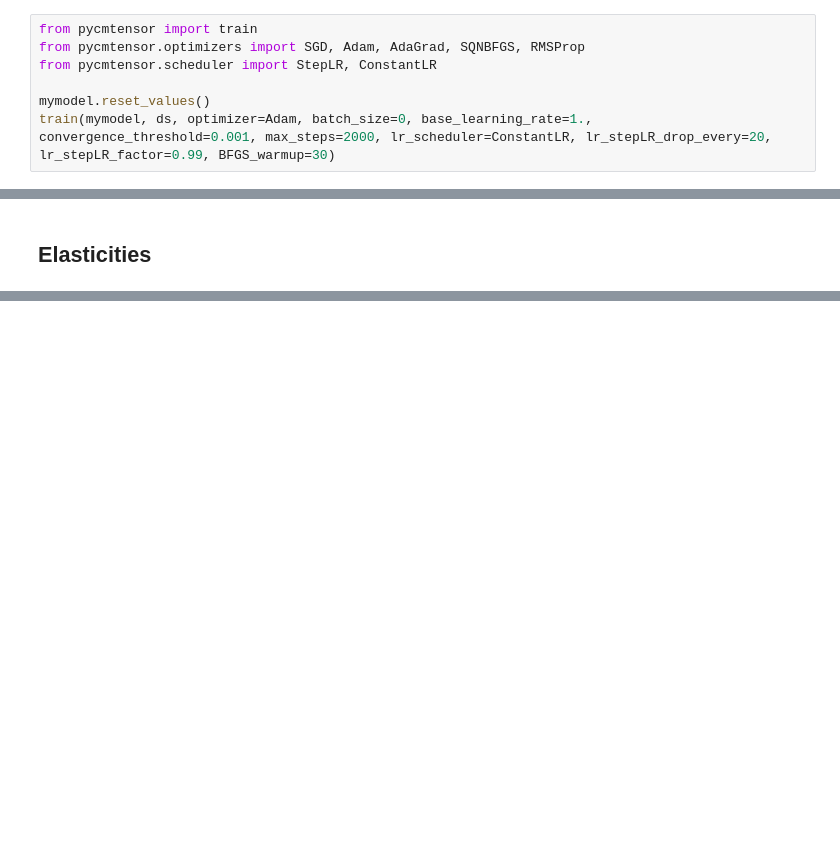
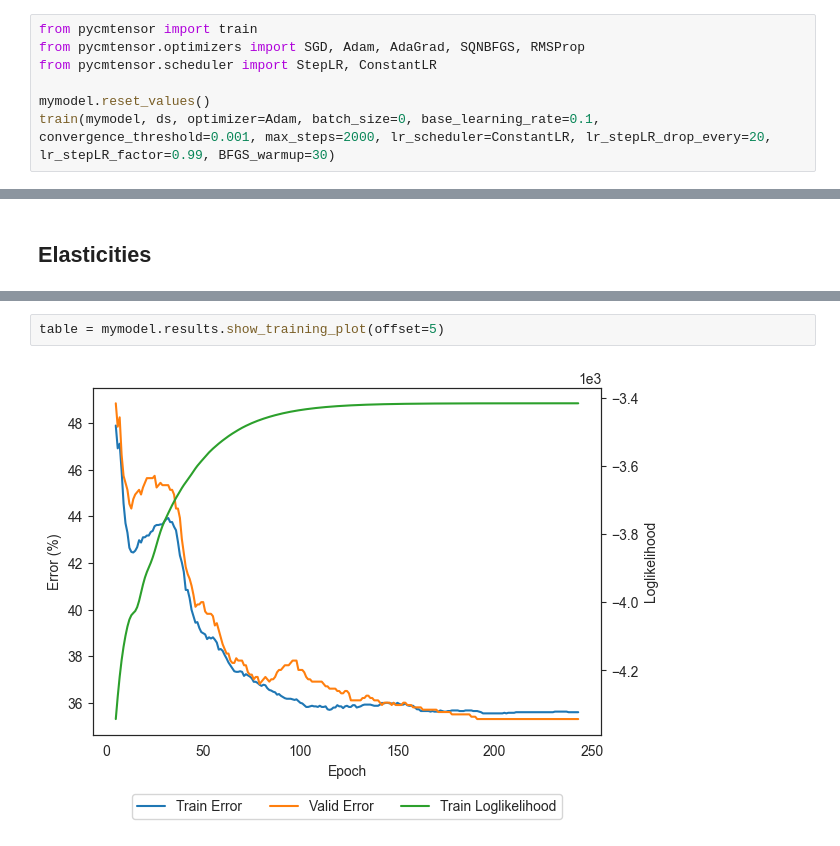
Before and after one commit to mwong009/pycmtensor, a Jupyter notebook: samples/lpmc.ipynb, the cells around one changed output, grey strips where cells are left out. Cells and saved outputs as stored; diff of their text form; blank space fills up the shorter version.

```diff
--- a/samples/lpmc.ipynb
+++ b/samples/lpmc.ipynb
@@ -52,5 +51,5 @@ from pycmtensor.optimizers import SGD, Adam, AdaGrad, SQNBFGS, RMSProp
 from pycmtensor.scheduler import StepLR, ConstantLR
 
 mymodel.reset_values()
-train(mymodel, ds, optimizer=Adam, batch_size=0, base_learning_rate=1., convergence_threshold=0.001, max_steps=2000, lr_scheduler=ConstantLR, lr_stepLR_drop_every=20, lr_stepLR_factor=0.99, BFGS_warmup=30)
+train(mymodel, ds, optimizer=Adam, batch_size=0, base_learning_rate=0.1, convergence_threshold=0.001, max_steps=2000, lr_scheduler=ConstantLR, lr_stepLR_drop_every=20, lr_stepLR_factor=0.99, BFGS_warmup=30)
 # %% [output]
@@ -86,0 +170,4 @@ print(pd.DataFrame(elas))
+# %%
+table = mymodel.results.show_training_plot(offset=5)
+# %% [output]
+[figure, added]
```
Also changed, not shown: parts of 7 cells of this notebook, 16 other files.
